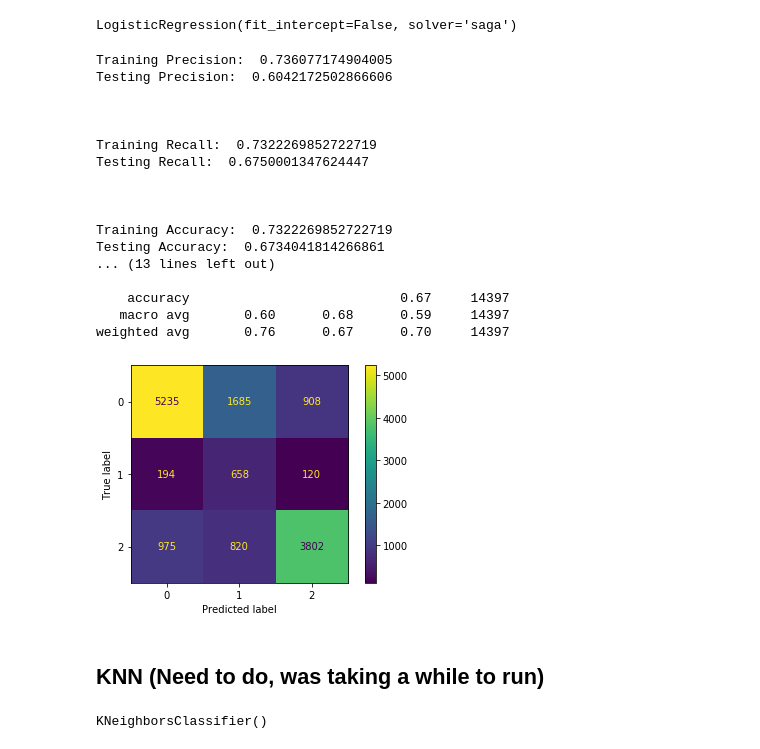
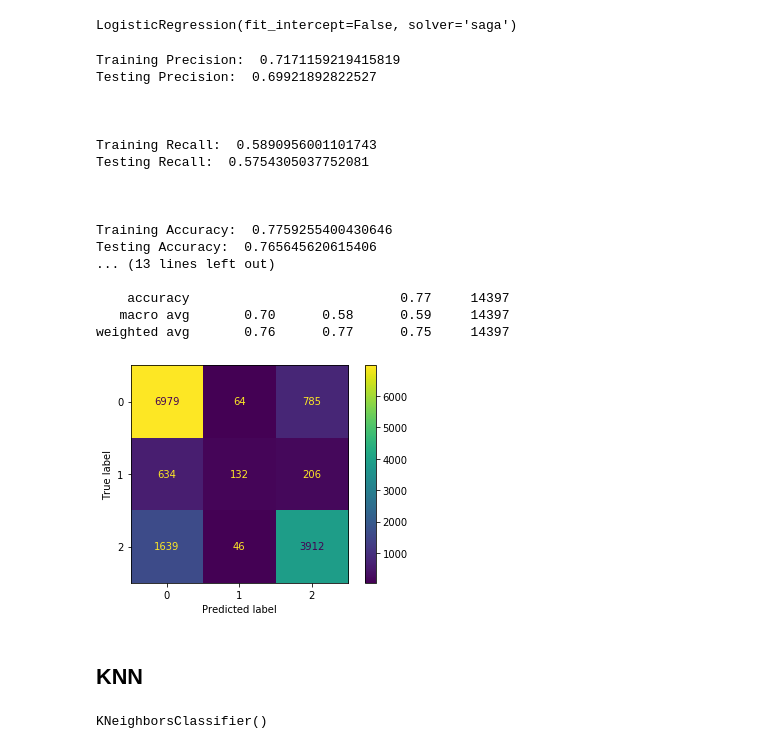
Before and after one commit to stevenkyle2013/Water-Well-Classifier, a Jupyter notebook: Main-Notebook.ipynb, the cells around one changed output. Drawn from its saved outputs; the diff is of its cells as text; code cells hidden in the pictures.

```diff
--- a/Main-Notebook.ipynb
+++ b/Main-Notebook.ipynb
@@ -1388,36 +1388,36 @@ weighted avg       0.46      0.34      0.38     14397
 # %%
 # Need to min max scale data before using
 scaler = MinMaxScaler()
-X_train_scaled_smoted = scaler.fit_transform(X_train_smoted,y_train_smoted)
+X_train_scaled = scaler.fit_transform(X_train,y_train)
 X_test_scaled = scaler.transform(X_test)
 # %%
 logreg = LogisticRegression(fit_intercept=False, solver='saga')
-logreg.fit(X_train_scaled_smoted,y_train_smoted)
+logreg.fit(X_train_scaled,y_train)
 # %% [output]
 LogisticRegression(fit_intercept=False, solver='saga')
 # %%
-eval_model(logreg,X_train_scaled_smoted,y_train_smoted,X_test_scaled,y_test)
+eval_model(logreg,X_train_scaled,y_train,X_test_scaled,y_test)
 # %% [output]
-Training Precision:  0.736077174904005
-Testing Precision:  0.6042172502866606
+Training Precision:  0.7171159219415819
+Testing Precision:  0.69921892822527
 
 
 
-Training Recall:  0.7322269852722719
-Testing Recall:  0.6750001347624447
+Training Recall:  0.5890956001101743
+Testing Recall:  0.5754305037752081
 
 
 
-Training Accuracy:  0.7322269852722719
-Testing Accuracy:  0.6734041814266861
+Training Accuracy:  0.7759255400430646
+Testing Accuracy:  0.765645620615406
 ... (13 lines left out)
 
-    accuracy                           0.67     14397
-   macro avg       0.60      0.68      0.59     14397
-weighted avg       0.76      0.67      0.70     14397
+    accuracy                           0.77     14397
+   macro avg       0.70      0.58      0.59     14397
+weighted avg       0.76      0.77      0.75     14397
-[figure, old version]
+[figure, new version]
-# %% [markdown]
-## KNN (Need to do, was taking a while to run)
+# %% [markdown]
+## KNN
 # %%
 #Need to standard scaler dataset
 StdScaler = StandardScaler()
```
Also changed, not shown: parts of 63 cells of this notebook, 11 other files.
